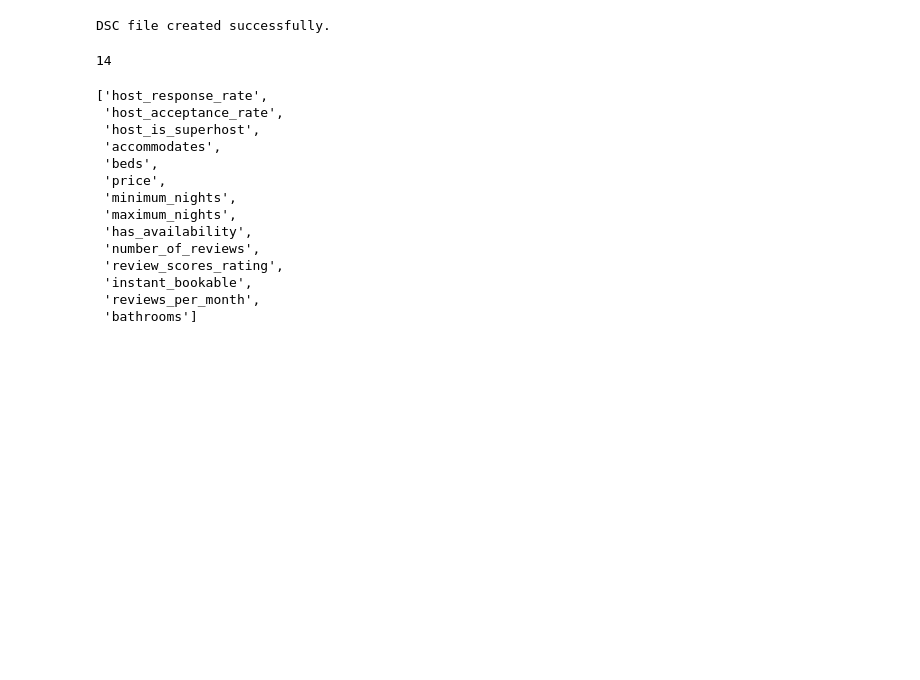
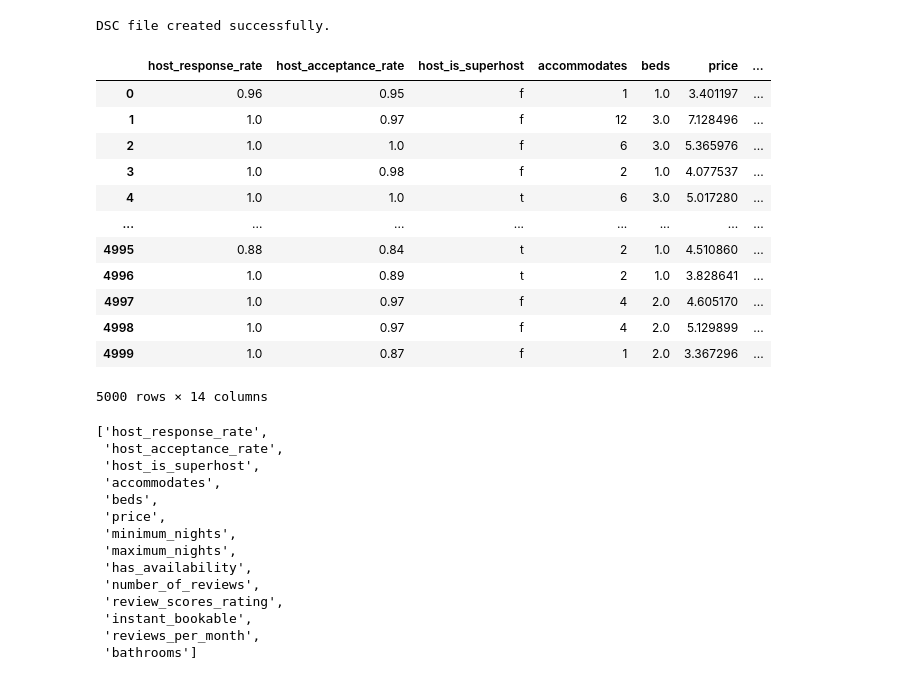
Before and after one commit to hungrydoor14/STAT443, a Jupyter notebook: data_cleanup.ipynb, the cells around one changed output. Drawn from its saved outputs; the diff is of its cells as text; code cells hidden in the pictures; blank space fills up the shorter version.

```diff
--- a/data_cleanup.ipynb
+++ b/data_cleanup.ipynb
@@ -195,9 +195,21 @@ print("DSC file created successfully.")
 # %% [output]
 DSC file created successfully.
 # %%
-len(setup_df.columns.tolist())
+setup_df
 # %% [output]
+|  | host_response_rate | host_acceptance_rate | host_is_superhost | accommodates | beds | price | ... |
+| 0 | 0.96 | 0.95 | f | 1 | 1.0 | 3.401197 | ... |
+| 1 | 1.0 | 0.97 | f | 12 | 3.0 | 7.128496 | ... |
+| 2 | 1.0 | 1.0 | f | 6 | 3.0 | 5.365976 | ... |
+| 3 | 1.0 | 0.98 | f | 2 | 1.0 | 4.077537 | ... |
+| 4 | 1.0 | 1.0 | t | 6 | 3.0 | 5.017280 | ... |
+| ... | ... | ... | ... | ... | ... | ... | ... |
+| 4995 | 0.88 | 0.84 | t | 2 | 1.0 | 4.510860 | ... |
+| 4996 | 1.0 | 0.89 | t | 2 | 1.0 | 3.828641 | ... |
+| 4997 | 1.0 | 0.97 | f | 4 | 2.0 | 4.605170 | ... |
+| 4998 | 1.0 | 0.97 | f | 4 | 2.0 | 5.129899 | ... |
+| 4999 | 1.0 | 0.87 | f | 1 | 2.0 | 3.367296 | ... |
-14
+5000 rows × 14 columns
 # %%
 setup_df.columns.tolist()
 # %% [output]
```
Also changed, not shown: parts of 4 cells of this notebook, 18 other files.
